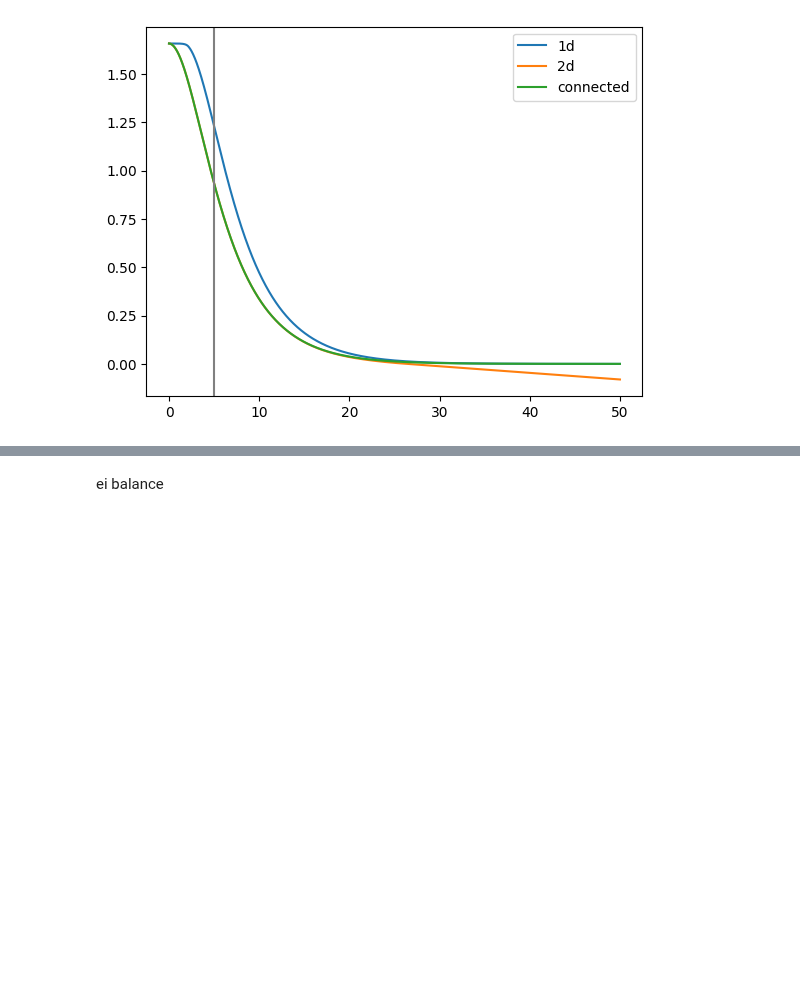
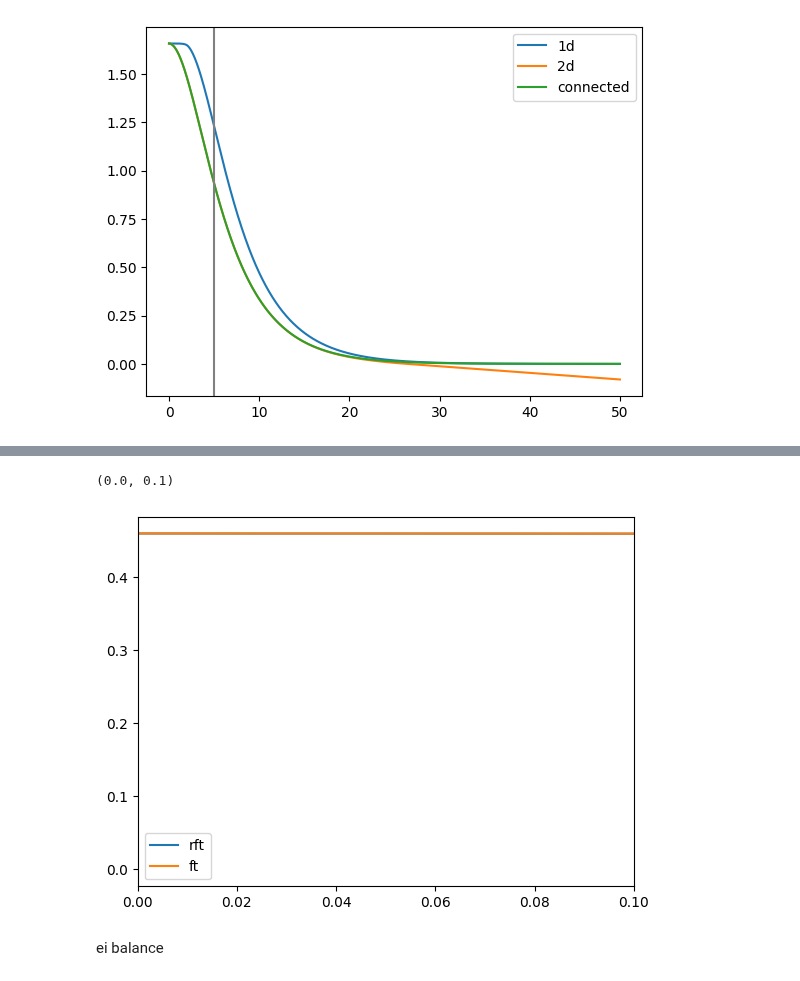
Before and after one commit to zhaoz0314/random-EI, a Jupyter notebook: pseudospatial/predictions.ipynb, the cells around one changed output, grey strips where cells are left out. Cells and saved outputs as stored; diff of their text form; code cells hidden in the pictures; blank space fills up the shorter version.

```diff
--- a/pseudospatial/predictions.ipynb
+++ b/pseudospatial/predictions.ipynb
@@ -242,3 +286,34 @@ plt.plot(acov_tau_s, jnp.interp(traj_c, acov_s, -force_s_2 / unscaled_std ** 2,
+# %%
+# acov_r
+ft_n = sim_len * sim_resolution * 2 - 1
+rft_n = jnp.ceil((ft_n + 1)/2).astype(int)
+
+plt.plot(acov_lag_s_full, jnp.fft.irfft(jnp.fft.rfft(acov_traj_full)
+                                   * (1+ (jnp.arange(rft_n) * 2 * jnp.pi / ft_n)**2)
+                                   / unscaled_std ** 2, n=ft_n), label = "rft")
+plt.plot(acov_lag_s_full, jnp.fft.irfft(jnp.fft.fft(acov_traj_full)
+                                   * (1+ (jnp.arange(ft_n) * 2 * jnp.pi / ft_n)**2)
+                                   / unscaled_std ** 2, n=ft_n), label = "ft")
+# plt.plot(acov_lag_s_full, (acov_traj_full - (jnp.gradient(jnp.gradient(acov_traj_full)) * sim_resolution) **2)
+#                                    / unscaled_std ** 2, label = "wrong 1-ddt")
+# plt.plot(acov_lag_s_full, (acov_traj_full - jnp.gradient(jnp.gradient(acov_traj_full)) * sim_resolution **2)
+#                                    / unscaled_std ** 2, label = "1-ddt")
+# plt.plot(acov_lag_s_full, jnp.interp(acov_traj_full, acov_s, -force_s_2 / unscaled_std ** 2, left = 0), label="gau")
+
+# # only positive tau
+# ft_n = sim_len * sim_resolution
+# rft_n = jnp.ceil((ft_n + 1)/2).astype(int)
+
+# plt.plot(acov_lag_s, jnp.fft.irfft(jnp.fft.rfft(acov_traj_c)
+#                                    * (1+ (jnp.arange(rft_n) * 2 * jnp.pi / rft_n)**2)
+#                                    / unscaled_std ** 2, n=ft_n))
+# plt.plot(acov_lag_s, jnp.interp(acov_traj_c, acov_s, -force_s_2 / unscaled_std ** 2, left = 0))
+
+plt.legend()
+plt.xlim(0,0.1)
+# %% [output]
+(0.0, 0.1)
+[figure, added]
 # %%
 from pathlib import Path
 import time
```
Also changed, not shown: parts of 21 cells of this notebook.
